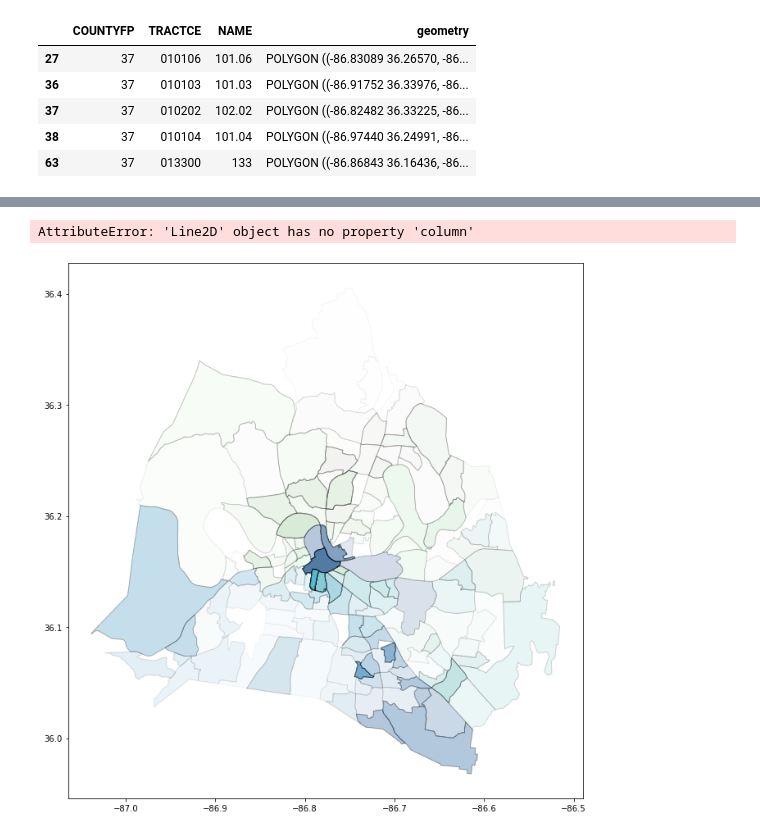
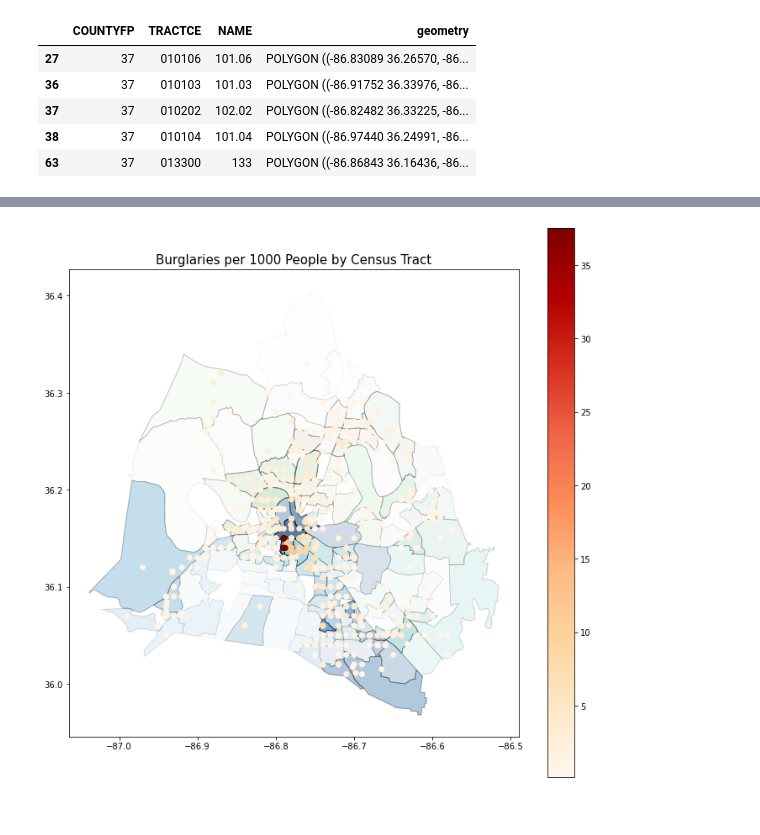
Before and after one commit to nss-data-science-cohort-5/geospatial_api-silver-sharks, a Jupyter notebook: notebooks/Question_4.ipynb, the cells around one changed output, grey strips where cells are left out. Drawn from its saved outputs; the diff is of its cells as text; code cells hidden in the pictures.

Commit message:
This adds burglary information to the choropleth.

```diff
--- a/notebooks/Question_4.ipynb
+++ b/notebooks/Question_4.ipynb
@@ -129,0 +136,8 @@ polygon_nash.drop_duplicates(subset='NAME')
+# %%
+tract_pop_income = pd.read_csv("../data/tract_pop_income.csv",
+                               dtype = {'tract': 'object'})
+
+tract_pop_income['tract'] = '0' + tract_pop_income['tract']
+
+print(tract_pop_income.shape)
+display(tract_pop_income.head(5))
@@ -129,0 +154,14 @@ polygon_nash.drop_duplicates(subset='NAME')
+# %%
+pop_inc_geo = pd.merge(burglary_by_tract,
+                       tract_pop_income,
+                       on = 'tract')
+# %%
+pop_inc_geo = pop_inc_geo\
+                         .drop(columns=['Unnamed: 0_x',
+                                        'offense_description',
+                                        'latitude',
+                                        'longitude',
+                                        'zip_code',
+                                        'Unnamed: 0_y'])
+# %%
+pop_inc_geo = pop_inc_geo.drop_duplicates(keep='first')
@@ -130,19 +187,15 @@ polygon_nash.drop_duplicates(subset='NAME')
 # %%
 ax = polygon_nash.plot(column='TRACTCE',
                        figsize = (12, 12),
                        edgecolor='black',
                        alpha=0.03,
                        cmap='GnBu')
-
-tract_pop_income.plot(column = 'burg_per_1000',
-                      cmap='OrRd',
-                      legend=True,
-                      ax=ax)
-
+pop_inc_geo.plot(column = 'burg_per_1000',
+                 cmap='OrRd',
+                 legend=True,
+                 ax=ax)
 plt.title('Burglaries per 1000 People by Census Tract',
           fontsize=15)
-
 plt.show();
 # %% [output]
-AttributeError: 'Line2D' object has no property 'column'
-[figure, old version]
+[figure, new version]
```
Also changed, not shown: parts of 20 cells of this notebook.
